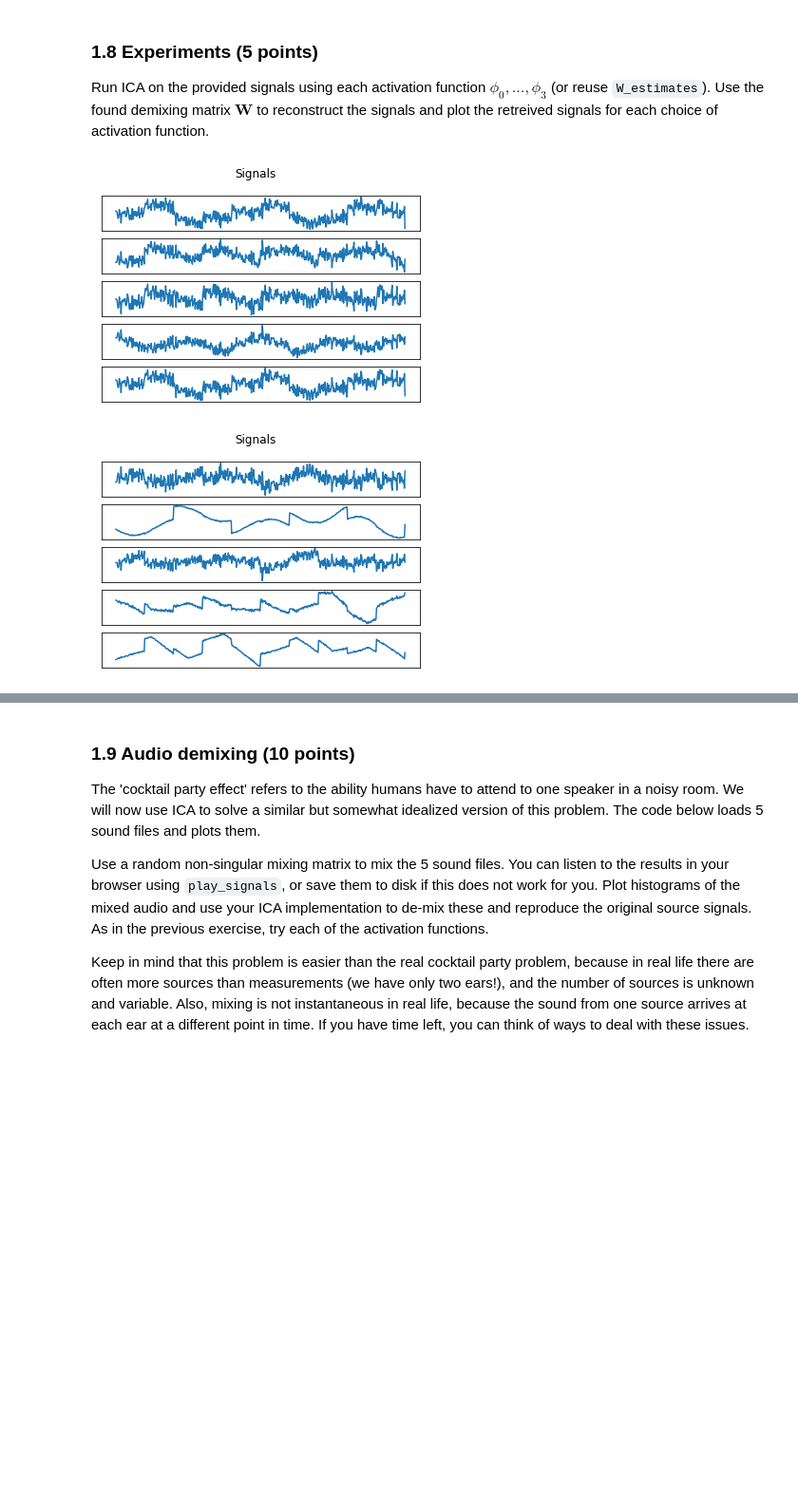
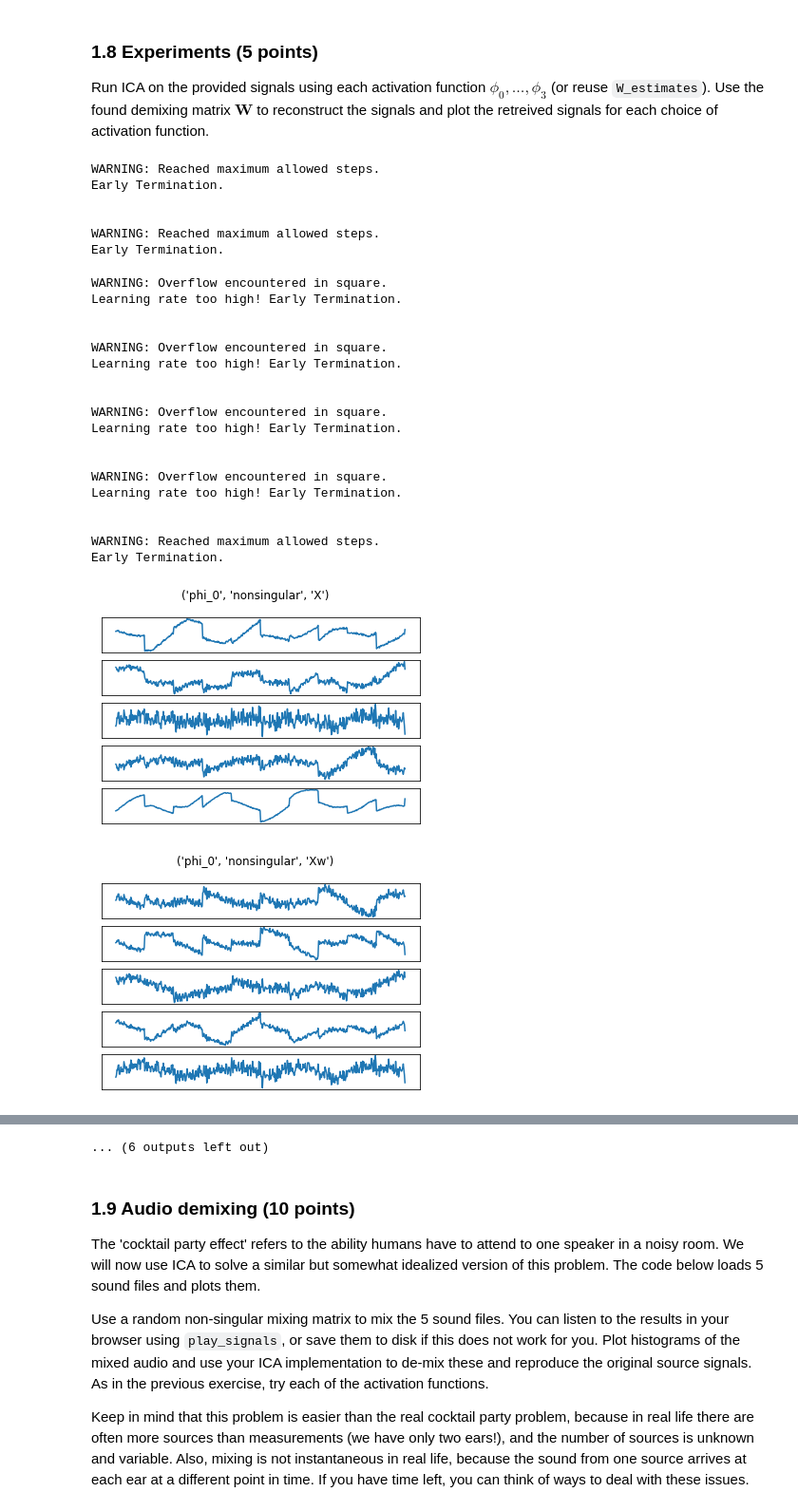
Before and after one commit to ioangatop/machine_learning_2, a Jupyter notebook: lab_1/lab1.ipynb, the cells around one changed output, grey strips where cells are left out. Shown at 95% size. Saved outputs shown, nothing was run; the diff lists cells and outputs as text; code cells hidden in the pictures; blank space fills up the shorter version.

```diff
--- a/lab_1/lab1.ipynb
+++ b/lab_1/lab1.ipynb
@@ -425,14 +448,50 @@ KeyboardInterrupt:
 # %% [markdown]
 ### 1.8 Experiments  (5 points)
 Run ICA on the provided signals using each activation function $\phi_0, \ldots, \phi_3$ (or reuse `W_estimates`). Use the found demixing matrix $\mathbf{W}$ to reconstruct the signals and plot the retreived signals for each choice of activation function.
-# %%
-# 1.8 Experiments
-# YOUR CODE HERE
-S = W_est@X
-plot_signals(S)
-
-S = W_est@Xw
-plot_signals(S)
-# %% [output]
-[figure, removed]
-[figure, removed]
+# %%
+# 1.8 Experiments
+# YOUR CODE HERE
+
+training_log = dict()
+for phi in [phi_0, phi_1, phi_2, phi_3]:
+    for w_init in ['nonsingular', 'gaussian']:
+        i=0
+        for data in [X, Xw]:
+            data_name = 'X' if i==0 else 'Xw'
+            # Train the model
+            W_est = ICA(data, phi, w_init=w_init, learning_rate=0.3)
+            # Reconstract the signals
+            S = W_est@data
+            # Save log
+            training_log[(phi.__name__, w_init, data_name)] = S
+            i+=1
+
+for phi, S_recon in training_log.items():
+    plot_signals(S_recon, title=phi)
+# %% [output]
+WARNING: Reached maximum allowed steps.
+Early Termination.
+
+
+WARNING: Reached maximum allowed steps.
+Early Termination.
+WARNING: Overflow encountered in square.
+Learning rate too high! Early Termination.
+
+
+WARNING: Overflow encountered in square.
+Learning rate too high! Early Termination.
+
+
+WARNING: Overflow encountered in square.
+Learning rate too high! Early Termination.
+
+
+WARNING: Overflow encountered in square.
+Learning rate too high! Early Termination.
+
+
+WARNING: Reached maximum allowed steps.
+Early Termination.
+[figure, added]
+[figure, added]
@@ -439,3 +506,4 @@ plot_signals(S)
+... (6 outputs left out)
 # %%
 def does_whitening_make_a_difference():
     # Does it make a difference (in terms of speed of convergence)
```
Also changed, not shown: parts of 8 cells of this notebook.
